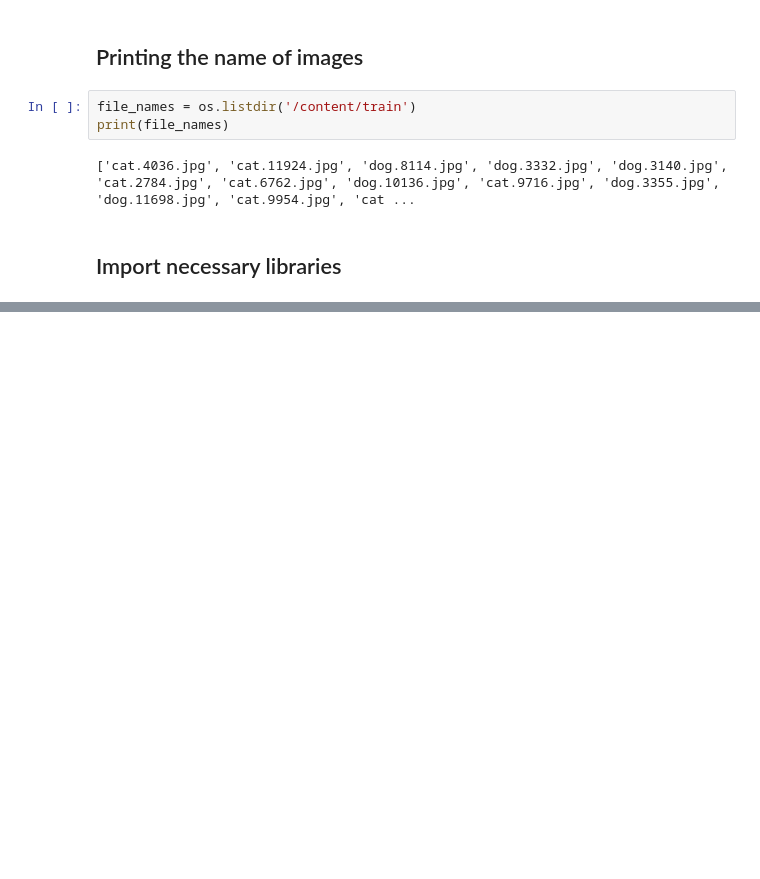
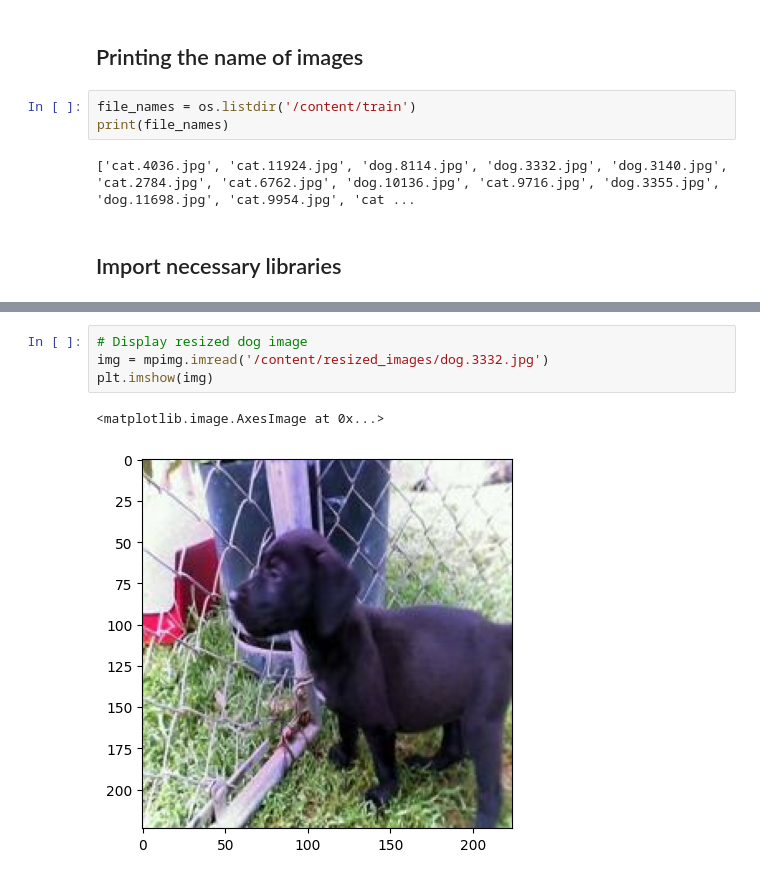
Before and after one commit to tklwin/Deep-Learning, a Jupyter notebook: transfer_learning_dog_vs_cat.ipynb, the cells around one changed output, grey strips where cells are left out. Drawn from its saved outputs; the diff is of its cells as text; blank space fills up the shorter version.

```diff
--- a/transfer_learning_dog_vs_cat.ipynb
+++ b/transfer_learning_dog_vs_cat.ipynb
@@ -81,0 +159,7 @@ print(file_names)
+# %%
+# Display resized dog image
+img = mpimg.imread('/content/resized_images/dog.3332.jpg')
+plt.imshow(img)
+# %% [output]
+<matplotlib.image.AxesImage at 0x...>
+[figure, added]
```
Also changed, not shown: parts of 11 cells of this notebook.
